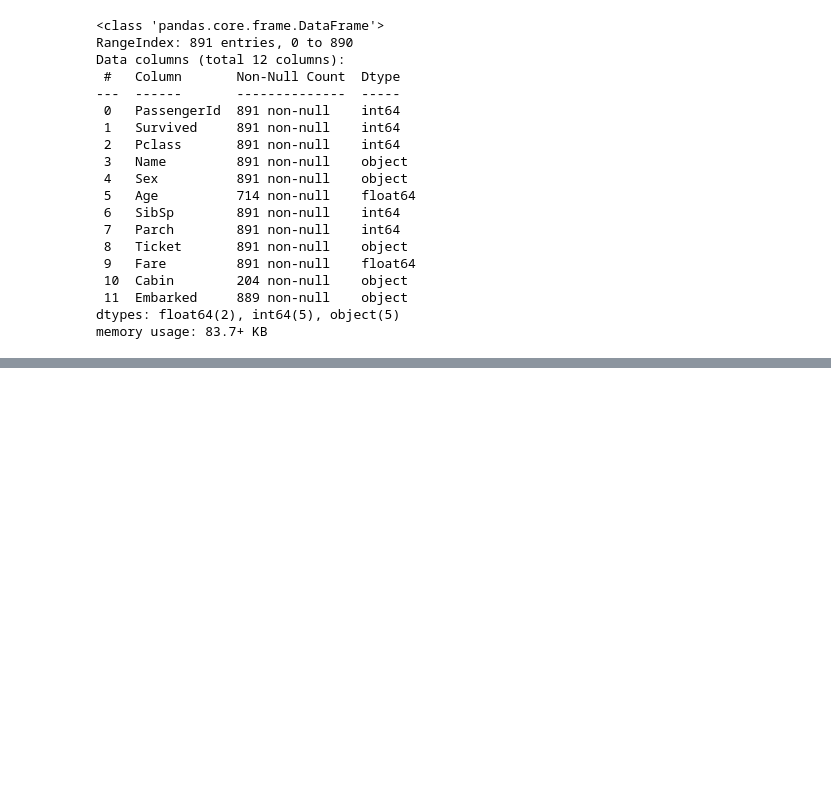
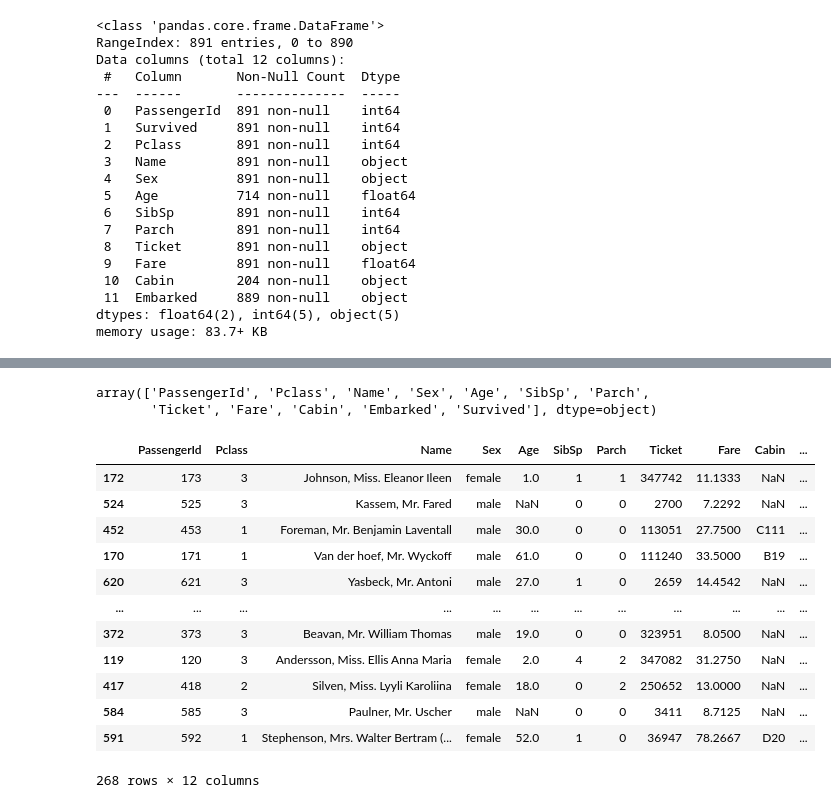
Before and after one commit to indrap23/PJJDA, a Jupyter notebook: Latihan_Titanic.ipynb, the cells around one changed output, grey strips where cells are left out. Cells and saved outputs as stored; diff of their text form; code cells hidden in the pictures; blank space fills up the shorter version.

```diff
--- a/Latihan_Titanic.ipynb
+++ b/Latihan_Titanic.ipynb
@@ -103,0 +215,25 @@ x_train, x_test, y_train, y_test = split_train_test(input_df,
+# %%
+# combine x_train and y_train
+df_test = pd.concat([x_test, pd.DataFrame(y_test)], axis = 1)
+
+# check initial features
+df_test.columns.values
+# %% [output]
+array(['PassengerId', 'Pclass', 'Name', 'Sex', 'Age', 'SibSp', 'Parch',
+       'Ticket', 'Fare', 'Cabin', 'Embarked', 'Survived'], dtype=object)
+# %%
+df_test
+# %% [output]
+|  | PassengerId | Pclass | Name | Sex | Age | SibSp | Parch | Ticket | Fare | Cabin | ... |
+| 172 | 173 | 3 | Johnson, Miss. Eleanor Ileen | female | 1.0 | 1 | 1 | 347742 | 11.1333 | NaN | ... |
+| 524 | 525 | 3 | Kassem, Mr. Fared | male | NaN | 0 | 0 | 2700 | 7.2292 | NaN | ... |
+| 452 | 453 | 1 | Foreman, Mr. Benjamin Laventall | male | 30.0 | 0 | 0 | 113051 | 27.7500 | C111 | ... |
+| 170 | 171 | 1 | Van der hoef, Mr. Wyckoff | male | 61.0 | 0 | 0 | 111240 | 33.5000 | B19 | ... |
+| 620 | 621 | 3 | Yasbeck, Mr. Antoni | male | 27.0 | 1 | 0 | 2659 | 14.4542 | NaN | ... |
+| ... | ... | ... | ... | ... | ... | ... | ... | ... | ... | ... | ... |
+| 372 | 373 | 3 | Beavan, Mr. William Thomas | male | 19.0 | 0 | 0 | 323951 | 8.0500 | NaN | ... |
+| 119 | 120 | 3 | Andersson, Miss. Ellis Anna Maria | female | 2.0 | 4 | 2 | 347082 | 31.2750 | NaN | ... |
+| 417 | 418 | 2 | Silven, Miss. Lyyli Karoliina | female | 18.0 | 0 | 2 | 250652 | 13.0000 | NaN | ... |
+| 584 | 585 | 3 | Paulner, Mr. Uscher | male | NaN | 0 | 0 | 3411 | 8.7125 | NaN | ... |
+| 591 | 592 | 1 | Stephenson, Mrs. Walter Bertram (... | female | 52.0 | 1 | 0 | 36947 | 78.2667 | D20 | ... |
+268 rows × 12 columns
```
Also changed, not shown: parts of 17 cells of this notebook.
